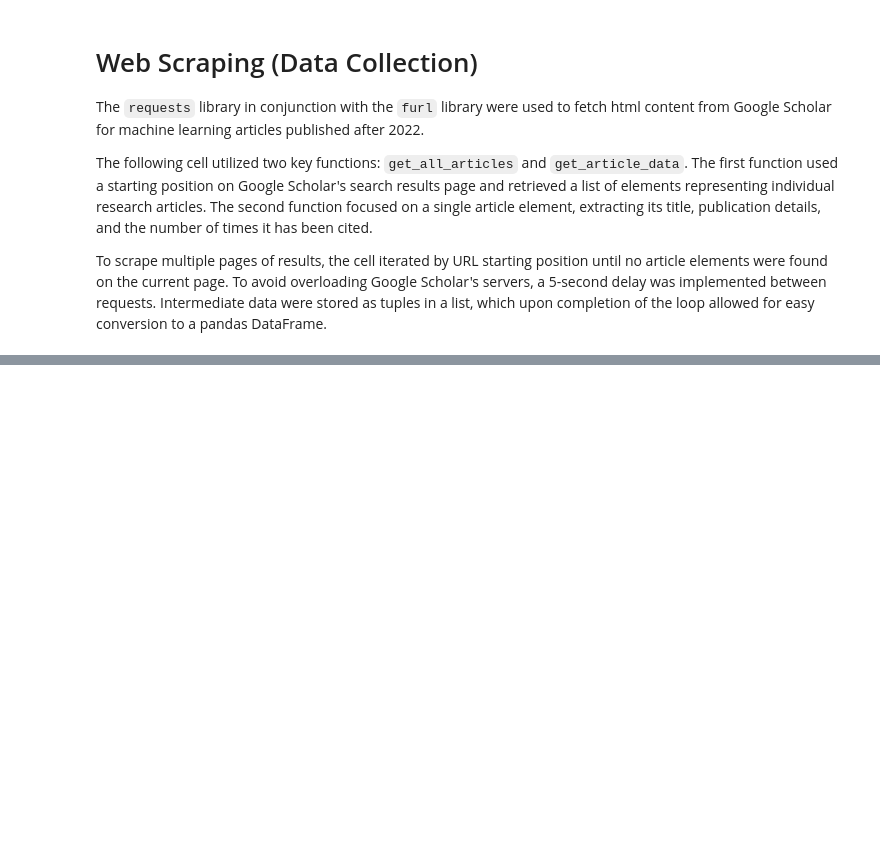
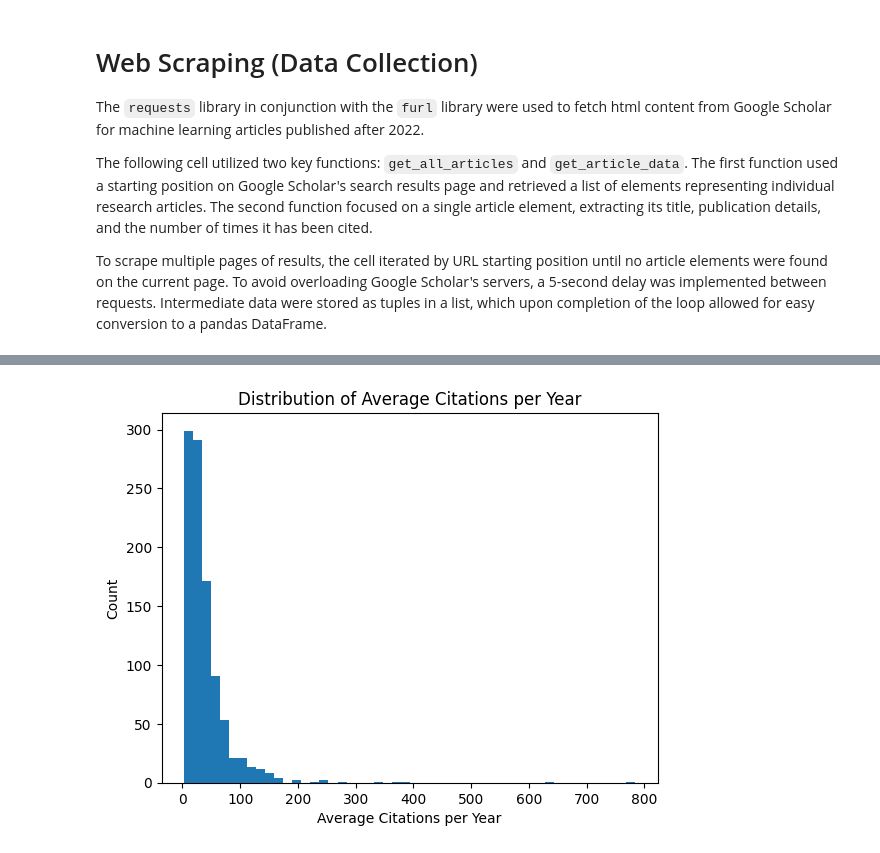
Before and after one commit to nickmgarfield/cos582, a Jupyter notebook: hw1.ipynb, the cells around one changed output, grey strips where cells are left out. Cells and saved outputs as stored; diff of their text form; code cells hidden in the pictures; blank space fills up the shorter version.

```diff
--- a/hw1.ipynb
+++ b/hw1.ipynb
@@ -110,0 +145,14 @@ Articles published in 2023 or later with a total citation count exceeding 300:
+# %%
+import matplotlib.pyplot as plt
+
+plt.hist(
+    clean_data["avg_citations_per_year"],
+    bins= 50,
+    histtype='bar',
+)
+plt.xlabel("Average Citations per Year")
+plt.ylabel("Count")
+plt.title("Distribution of Average Citations per Year")
+plt.show()
+# %% [output]
+[figure, added]
```
Also changed, not shown: parts of 8 cells of this notebook, 3 other files.
